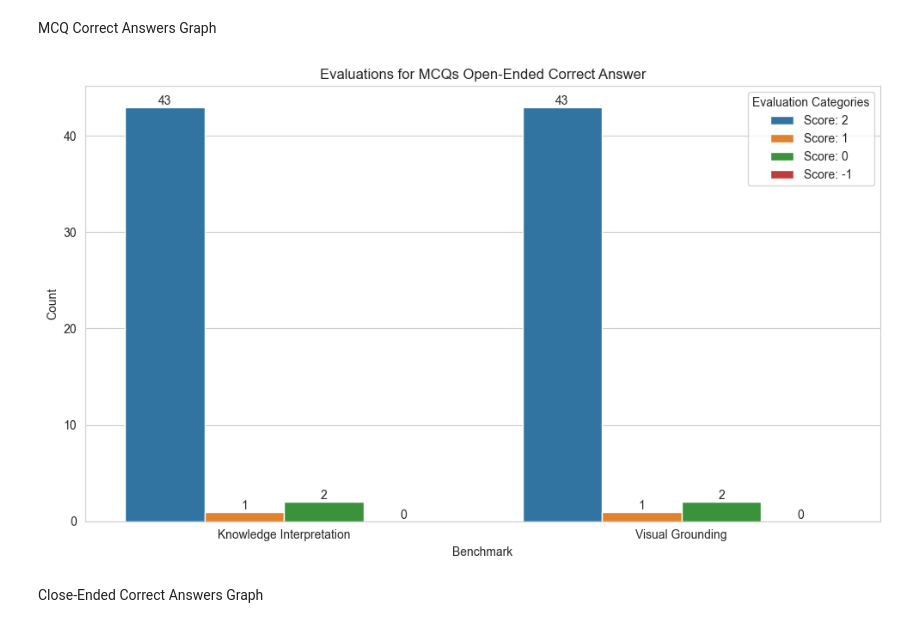
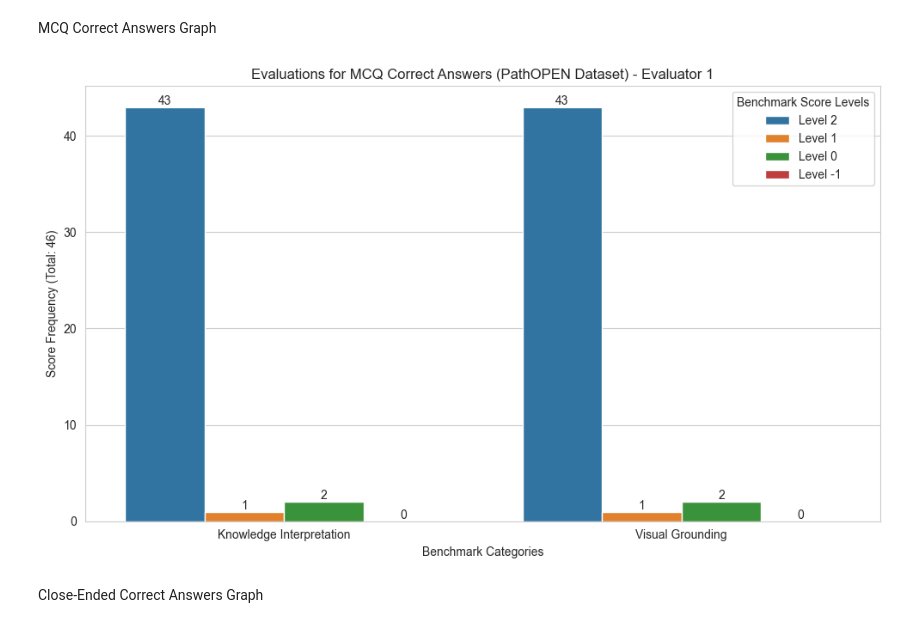
Before and after one commit to embedded-robotics/path-open-data, a Jupyter notebook: pathopen_eval_data_analysis.ipynb, the cells around one changed output. Drawn from its saved outputs; the diff is of its cells as text; code cells hidden in the pictures.

```diff
--- a/pathopen_eval_data_analysis.ipynb
+++ b/pathopen_eval_data_analysis.ipynb
@@ -297,21 +307,25 @@ plt.show()
 # %% [markdown]
 MCQ Correct Answers Graph
-# %%
-temp_data = correct_answer_eval_data.loc['MCQ'].transpose().reset_index()
-temp_data = temp_data.melt(id_vars='index', var_name='Column Names', value_name='Values')
-
-sns.set_style("whitegrid")
-plt.figure(figsize=(10, 6))
-ax = sns.barplot(data=temp_data, x='Column Names', y='Values', hue='index')
-for container in ax.containers:
-    ax.bar_label(container)
-plt.title('Evaluations for MCQs Open-Ended Correct Answer')
-plt.xlabel('Benchmark')
-plt.ylabel('Count')
-plt.legend(title='Evaluation Categories')
-plt.tight_layout()
-plt.show()
-# %% [output]
-[figure, removed]
+# %%
+temp_data = correct_answer_eval_data.loc['MCQ'].transpose().reset_index()
+temp_data = temp_data.melt(id_vars='index', var_name='Column Names', value_name='Values')
+
+sns.set_style("whitegrid")
+plt.figure(figsize=(10, 6))
+ax = sns.barplot(data=temp_data, x='Column Names', y='Values', hue='index')
+
+for container in ax.containers:
+    ax.bar_label(container)
+
+plt.title(f'Evaluations for MCQ Correct Answers (PathOPEN Dataset) - Evaluator {evaluator_id[-1]}')
+
+plt.xlabel('Benchmark Categories')
+plt.ylabel(f'Score Frequency (Total: {correct_answer_total[2]})')
+plt.legend(title='Benchmark Score Levels')
+plt.tight_layout()
+plt.savefig(f'{output_data_path}/pathopen_mcq_correct_answers.png')
+plt.show()
+# %% [output]
+[figure, added]
 # %% [markdown]
 Close-Ended Correct Answers Graph
```
Also changed, not shown: parts of 13 cells of this notebook, 12 other files.
